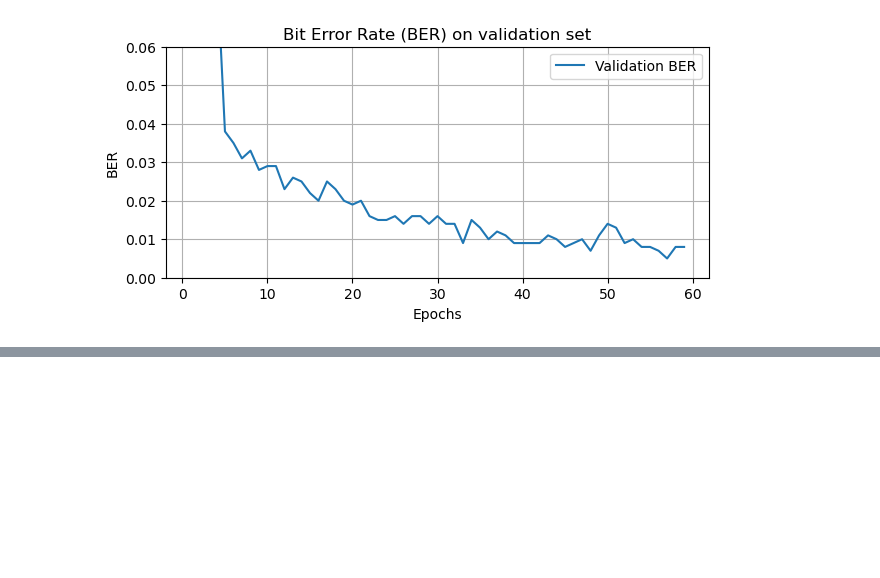
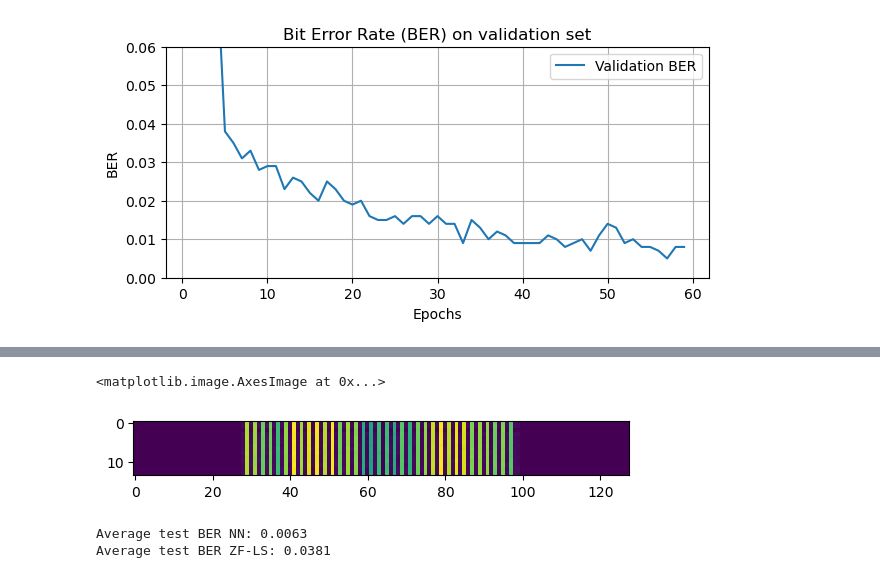
Before and after one commit to lkk688/AIsensing, a Jupyter notebook: deeplearning/ofdmsim_pytorch.ipynb, the cells around one changed output, grey strips where cells are left out. Saved outputs shown, nothing was run; the diff lists cells and outputs as text; code cells hidden in the pictures; blank space fills up the shorter version.

```diff
--- a/deeplearning/ofdmsim_pytorch.ipynb
+++ b/deeplearning/ofdmsim_pytorch.ipynb
@@ -1106,0 +1170,27 @@ plt.show()
+# %%
+# Create a zero tensor for the overall F subcarriers * S symbols
+TTI_t = np.zeros(TTI_mask_RE.shape)
+wrongs = np.array(wrongs_ls).astype(int)
+wrongs=wrongs.sum(axis=0)
+#wrongs=wrongs.reshape([970,6]).sum(axis=1)
+wrongs=wrongs.reshape([958,6]).sum(axis=1)
+
+# Allocate the payload and pilot
+TTI_t[TTI_mask_RE==1] = wrongs
+plt.imshow(TTI_t)
+# %% [output]
+<matplotlib.image.AxesImage at 0x...>
+[figure, added]
+# %%
+# Calculate average test loss and BER
+test_BERs_NN=data['BERs_NN']
+test_BERs_ZFLS=data['BERs_ZFLS']
+average_test_BER_NN = sum(test_BERs_NN) / len(test_BERs_NN)
+average_test_BER_ZFLS = sum(test_BERs_ZFLS) / len(test_BERs_ZFLS)
+
+# Print or log average test loss and BER for both the NN and ZF-LS receiver
+print('Average test BER NN: {:.4f}'.format(average_test_BER_NN))
+print('Average test BER ZF-LS: {:.4f}'.format(average_test_BER_ZFLS))
+# %% [output]
+Average test BER NN: 0.0063
+Average test BER ZF-LS: 0.0381
```
Also changed, not shown: parts of 14 cells of this notebook, 3 other files.
